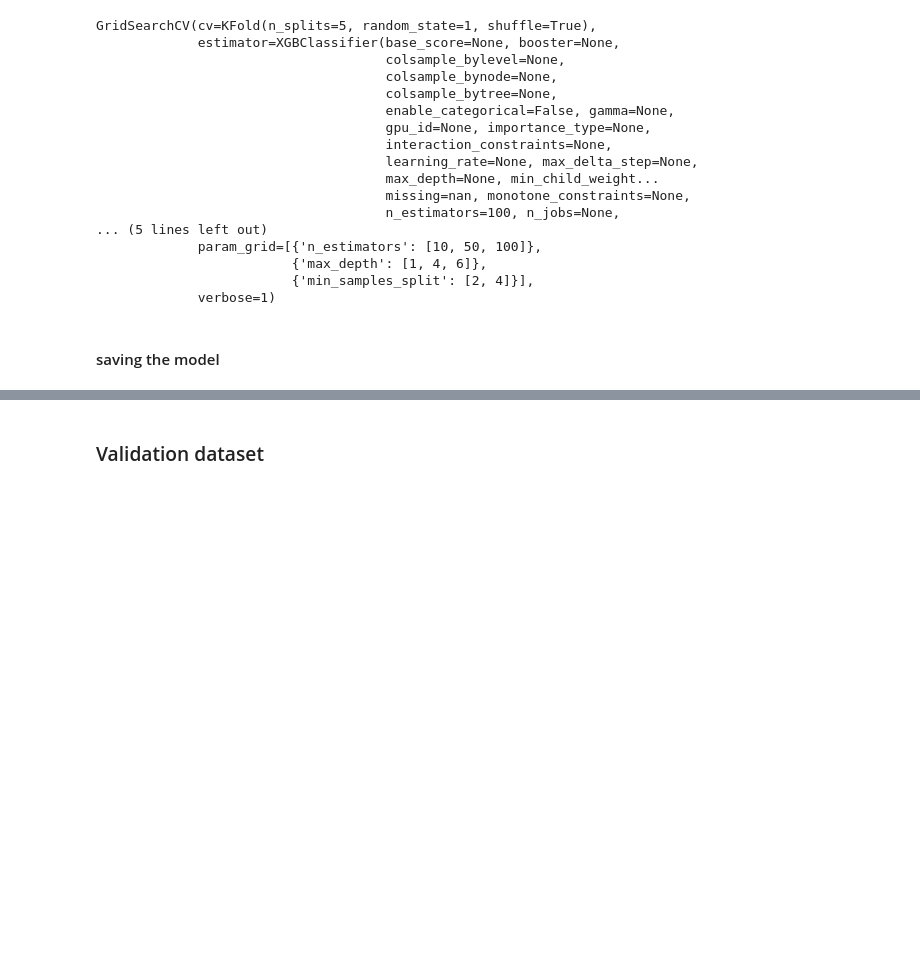
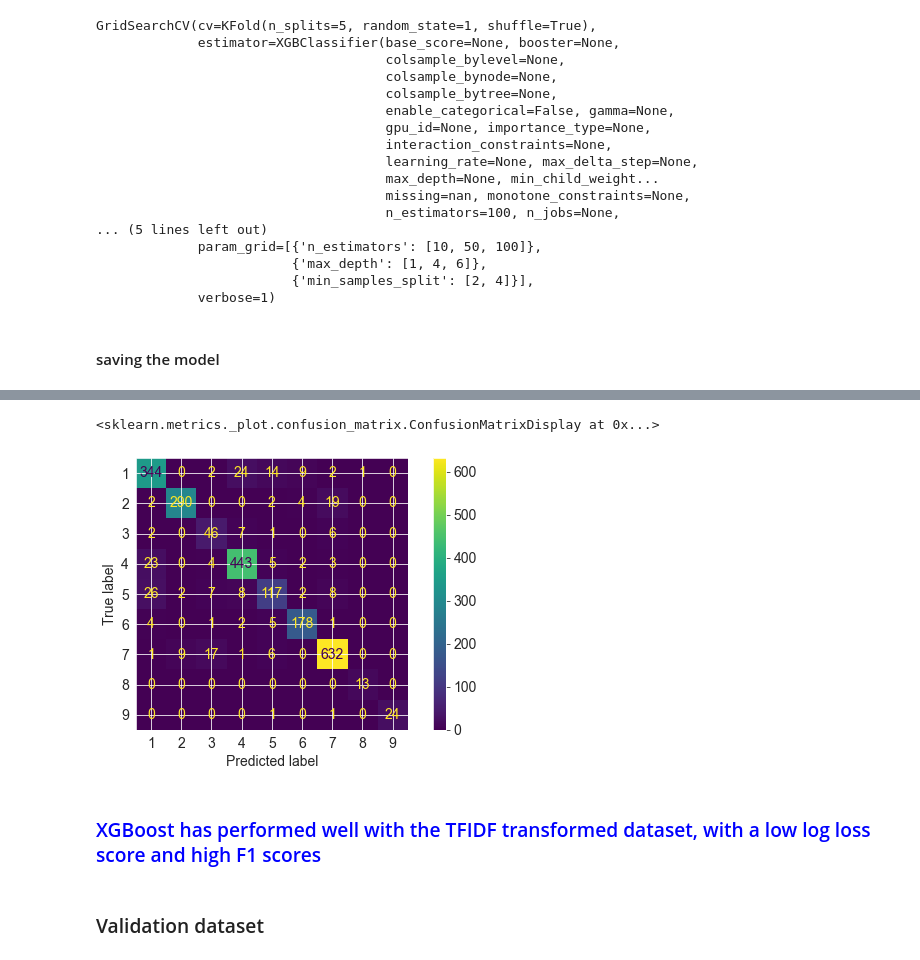
Before and after one commit to me-nobody/jovian-ml-project, a Jupyter notebook: jovian-ml-project-030122.ipynb, the cells around one changed output, grey strips where cells are left out. Drawn from its saved outputs; the diff is of its cells as text; code cells hidden in the pictures; blank space fills up the shorter version.

```diff
--- a/jovian-ml-project-030122.ipynb
+++ b/jovian-ml-project-030122.ipynb
@@ -1340,3 +1368,10 @@ pickle.dump(xgb_grid_tfidf,open("xgb_grid_tfidf.sav","wb"))
+# %%
+plot_confusion_matrix(xgb_grid_tfidf, X_train_tfidf, y_train)
+# %% [output]
+<sklearn.metrics._plot.confusion_matrix.ConfusionMatrixDisplay at 0x...>
+[figure, added]
+# %% [markdown]
+### <font color='blue'> XGBoost has performed well with the TFIDF transformed dataset, with a low log loss score and high F1 scores </font>
 # %% [markdown]
 ### Validation dataset
 # %%
```
Also changed, not shown: parts of 22 cells of this notebook.
